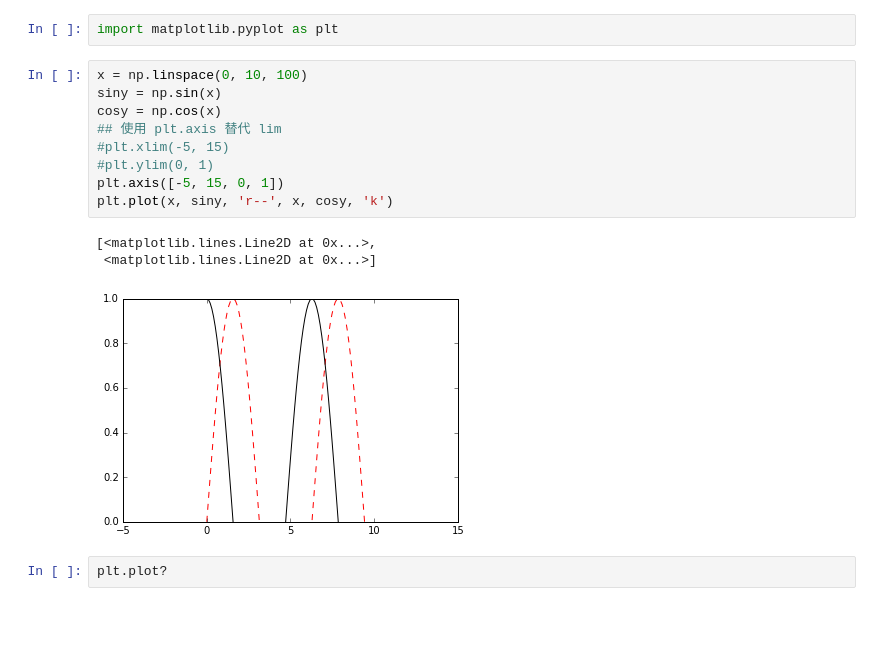
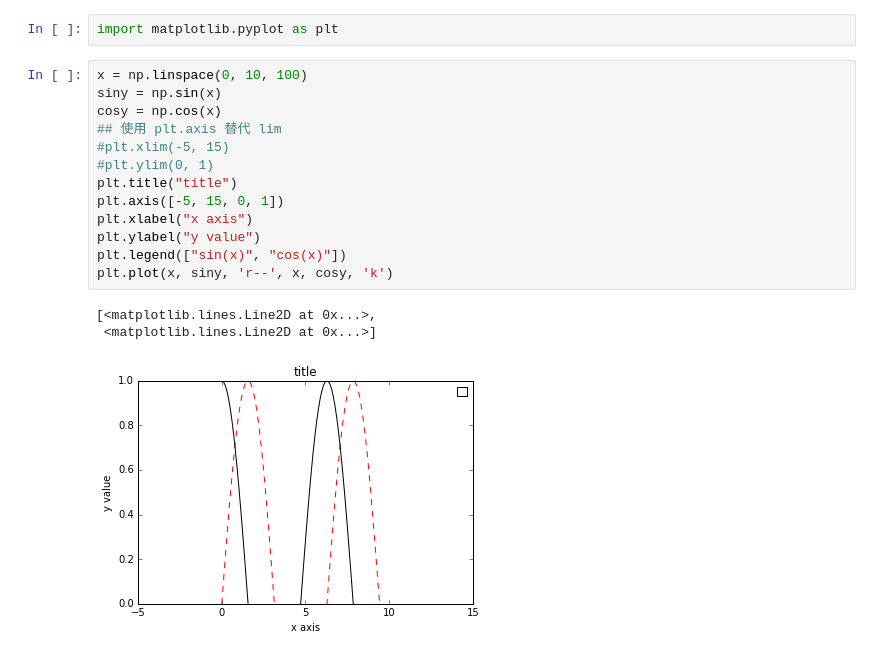
Before and after one commit to niguang-arrow/DownMak, a Jupyter notebook: Python/Numpy.ipynb, the cells around one changed output. Saved outputs shown, nothing was run; the diff lists cells and outputs as text; blank space fills up the shorter version.

```diff
--- a/Python/Numpy.ipynb
+++ b/Python/Numpy.ipynb
@@ -324,15 +324,17 @@ import matplotlib.pyplot as plt
 # %%
 x = np.linspace(0, 10, 100)
 siny = np.sin(x)
 cosy = np.cos(x)
 ## 使用 plt.axis 替代 lim
 #plt.xlim(-5, 15)
 #plt.ylim(0, 1)
+plt.title("title")
 plt.axis([-5, 15, 0, 1])
+plt.xlabel("x axis")
+plt.ylabel("y value")
+plt.legend(["sin(x)", "cos(x)"])
 plt.plot(x, siny, 'r--', x, cosy, 'k')
 # %% [output]
 [<matplotlib.lines.Line2D at 0x...>,
  <matplotlib.lines.Line2D at 0x...>]
-[figure, old version]
+[figure, new version]
-# %%
-plt.plot?
```
Also changed, not shown: parts of 11 cells of this notebook, 5 other files.
